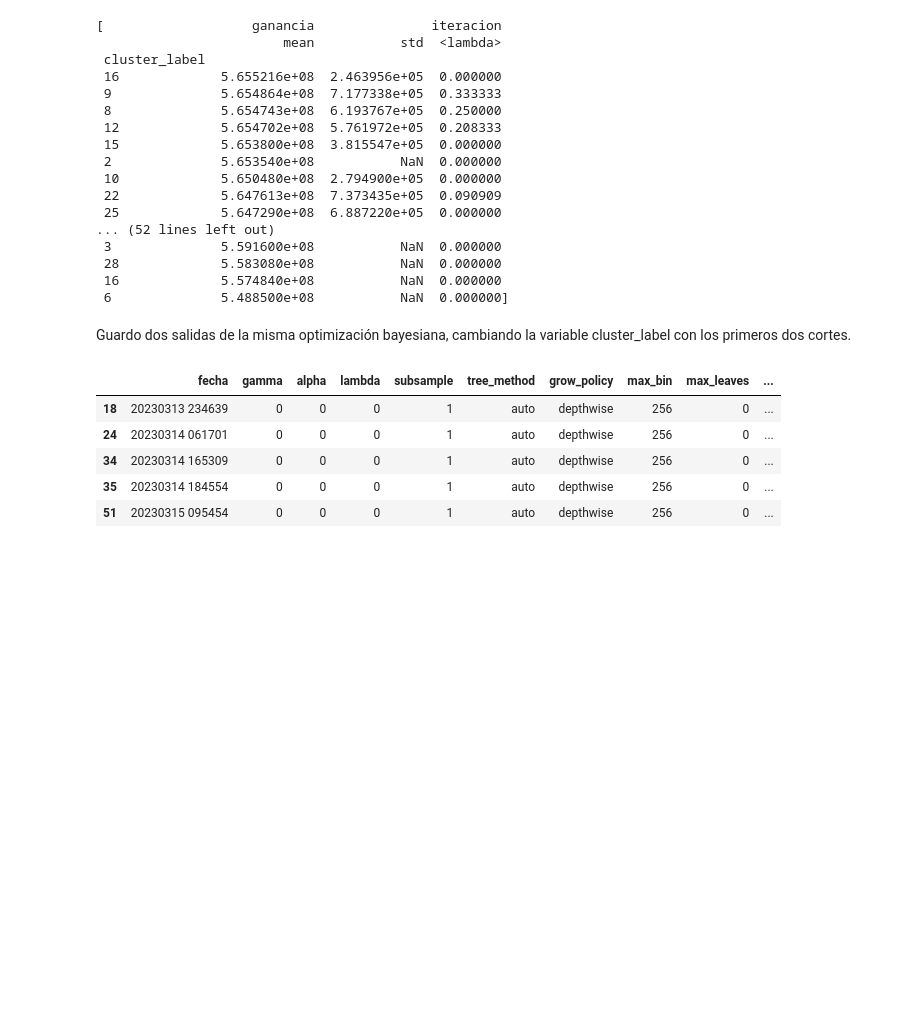
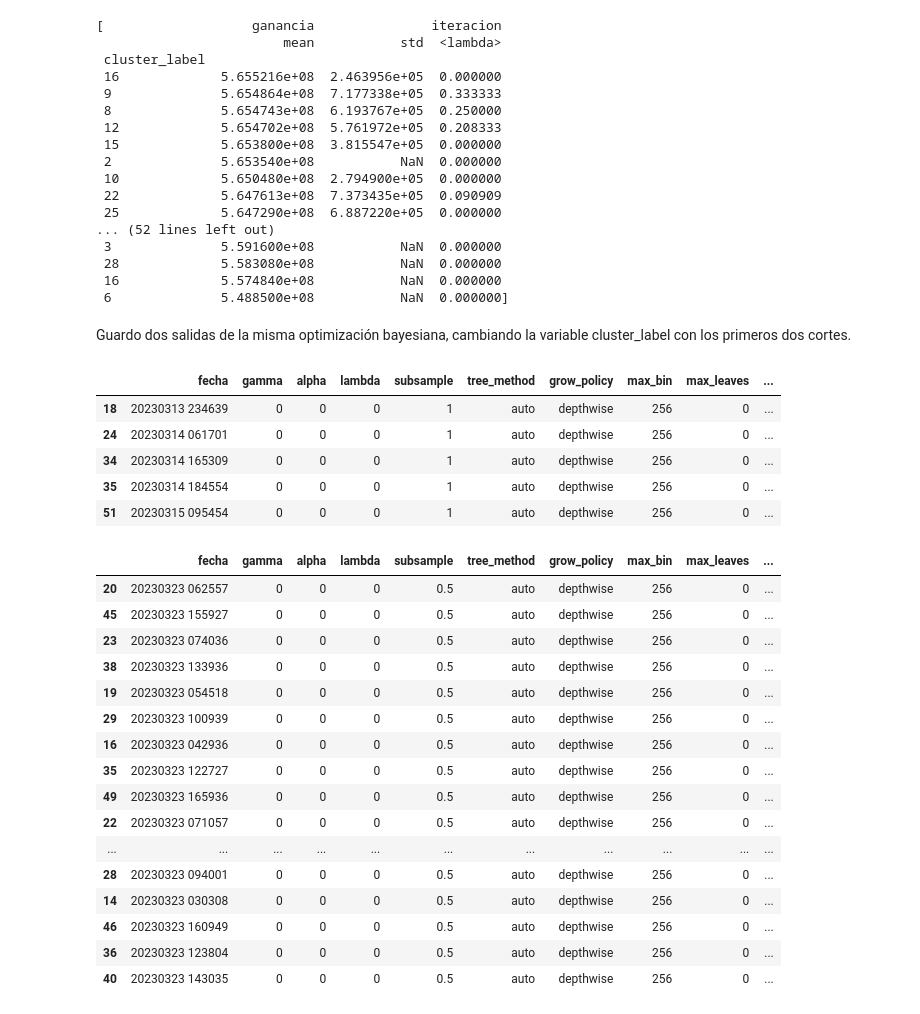
Before and after one commit to Ignacio-Ibarra/mastercard_churning, a Jupyter notebook: eval_BO/eval_BO.ipynb, the cells around one changed output. Cells and saved outputs as stored; diff of their text form; code cells hidden in the pictures; blank space fills up the shorter version.

```diff
--- a/eval_BO/eval_BO.ipynb
+++ b/eval_BO/eval_BO.ipynb
@@ -740,3 +737,29 @@ df5_copy1[df5_copy1.cluster_label==16]
 | 34 | 20230314 165309 | 0 | 0 | 0 | 1 | auto | depthwise | 256 | 0 | ... |
 | 35 | 20230314 184554 | 0 | 0 | 0 | 1 | auto | depthwise | 256 | 0 | ... |
 | 51 | 20230315 095454 | 0 | 0 | 0 | 1 | auto | depthwise | 256 | 0 | ... |
+# %%
+fileobj = get_byte_fileobj(project = 'tidal-turbine-379816',
+                           bucket = 'dmeyf_recu',
+                           path = 'exp/BO2203/BO2203.txt',
+                           service_account_credentials_path = 'creds/tidal-turbine-379816-21eb02bea5be.json' )
+df6 = pd.read_csv(fileobj, sep = "\t")
+# %%
+df6.sort_values(by="ganancia", ascending = False)
+# %% [output]
+|  | fecha | gamma | alpha | lambda | subsample | tree_method | grow_policy | max_bin | max_leaves | ... |
+| 20 | 20230323 062557 | 0 | 0 | 0 | 0.5 | auto | depthwise | 256 | 0 | ... |
+| 45 | 20230323 155927 | 0 | 0 | 0 | 0.5 | auto | depthwise | 256 | 0 | ... |
+| 23 | 20230323 074036 | 0 | 0 | 0 | 0.5 | auto | depthwise | 256 | 0 | ... |
+| 38 | 20230323 133936 | 0 | 0 | 0 | 0.5 | auto | depthwise | 256 | 0 | ... |
+| 19 | 20230323 054518 | 0 | 0 | 0 | 0.5 | auto | depthwise | 256 | 0 | ... |
+| 29 | 20230323 100939 | 0 | 0 | 0 | 0.5 | auto | depthwise | 256 | 0 | ... |
+| 16 | 20230323 042936 | 0 | 0 | 0 | 0.5 | auto | depthwise | 256 | 0 | ... |
+| 35 | 20230323 122727 | 0 | 0 | 0 | 0.5 | auto | depthwise | 256 | 0 | ... |
+| 49 | 20230323 165936 | 0 | 0 | 0 | 0.5 | auto | depthwise | 256 | 0 | ... |
+| 22 | 20230323 071057 | 0 | 0 | 0 | 0.5 | auto | depthwise | 256 | 0 | ... |
+| ... | ... | ... | ... | ... | ... | ... | ... | ... | ... | ... |
+| 28 | 20230323 094001 | 0 | 0 | 0 | 0.5 | auto | depthwise | 256 | 0 | ... |
+| 14 | 20230323 030308 | 0 | 0 | 0 | 0.5 | auto | depthwise | 256 | 0 | ... |
+| 46 | 20230323 160949 | 0 | 0 | 0 | 0.5 | auto | depthwise | 256 | 0 | ... |
+| 36 | 20230323 123804 | 0 | 0 | 0 | 0.5 | auto | depthwise | 256 | 0 | ... |
+| 40 | 20230323 143035 | 0 | 0 | 0 | 0.5 | auto | depthwise | 256 | 0 | ... |
```
Also changed, not shown: parts of 1 cell of this notebook.
